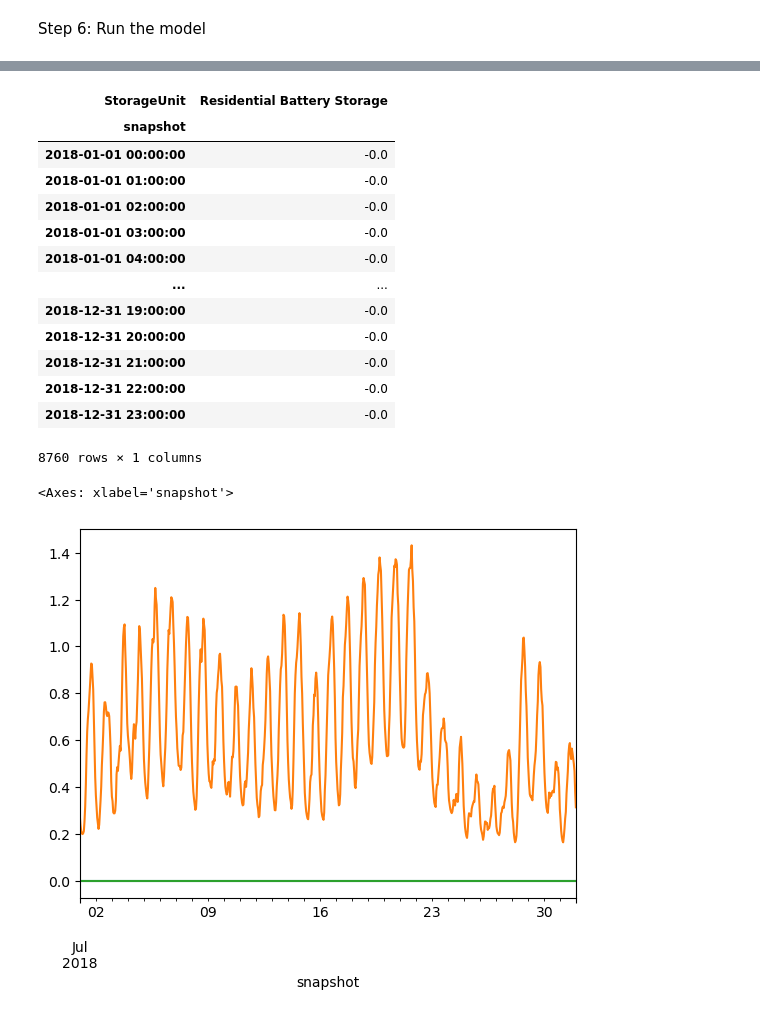
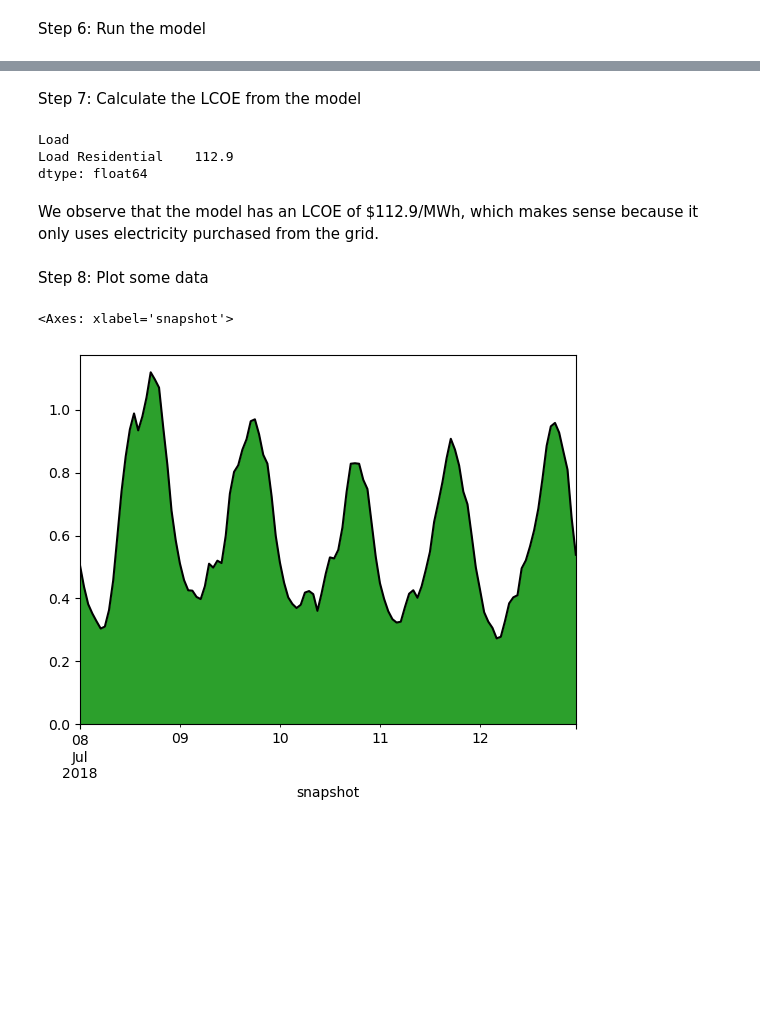
Before and after one commit to ucsusa/2024-kansas-city-analysis, a Jupyter notebook: notebooks/10-pypsa-model.ipynb, the cells around one changed output, grey strips where cells are left out. Cells and saved outputs as stored; diff of their text form; code cells hidden in the pictures; blank space fills up the shorter version.

Commit message:
updates pypsa model

```diff
--- a/notebooks/10-pypsa-model.ipynb
+++ b/notebooks/10-pypsa-model.ipynb
@@ -100,14 +103,15 @@ for generator in costs.index:
                     p_nom_extendable=True,
                     )
         elif generator=='Residential Battery Storage':
-            n.add(class_name="StorageUnit",
-                    name=generator,
-                    bus=bus_name,
-                    carrier="battery",
-                    capital_cost=annualized_cost,  # $/kW
-                    p_nom_extendable=True,
-                    max_hours=2.5,
-                    cyclic_state_of_charge=False,
-                    )
+            pass
+            # n.add(class_name="StorageUnit",
+            #         name=generator,
+            #         bus=bus_name,
+            #         carrier="battery",
+            #         capital_cost=annualized_cost,  # $/kW
+            #         p_nom_extendable=True,
+            #         max_hours=2.5,
+            #         cyclic_state_of_charge=False,
+            #         )
 # %% [output]
 ResPV
@@ -123,9 +123,22 @@ unyt_quantity(112.9, '1/MWh')
+# %%
+retail_price = 112.9  # $/MWh
+# %%
+n.add(class_name="Generator",
+      name=f"Net metering {bus_name}",
+      bus=bus_name,
+      carrier='net metering',
+      p_min_pu=-1,
+      p_max_pu=0.0,
+      marginal_cost=retail_price*0.0,
+      capital_cost=0.0,
+      p_nom_extendable=True)
 # %%
 n.add(class_name='Generator',
       name='Evergy Import',
       bus=bus_name,
       carrier='grid',
       capital_cost=0,
-      marginal_cost=112.9,
-      p_nom_max=2,
-      p_nom_extendable=True)
+      marginal_cost=retail_price,
+      p_nom_extendable=True,
+      # p_nom_max=1.3315
+      )
@@ -179,20 +188,15 @@ dtype: float64
-# %%
-n.storage_units_t.p_store
-# %% [output]
-| StorageUnit | Residential Battery Storage |
-| snapshot |  |
-| 2018-01-01 00:00:00 | -0.0 |
-| 2018-01-01 01:00:00 | -0.0 |
-| 2018-01-01 02:00:00 | -0.0 |
-| 2018-01-01 03:00:00 | -0.0 |
-| 2018-01-01 04:00:00 | -0.0 |
-| ... | ... |
-| 2018-12-31 19:00:00 | -0.0 |
-| 2018-12-31 20:00:00 | -0.0 |
-| 2018-12-31 21:00:00 | -0.0 |
-| 2018-12-31 22:00:00 | -0.0 |
-| 2018-12-31 23:00:00 | -0.0 |
-8760 rows × 1 columns
+# %% [markdown]
+Step 7: Calculate the LCOE from the model
+# %%
+n.objective / n.loads_t.p_set.sum()
+# %% [output]
+Load
+Load Residential    112.9
+dtype: float64
+# %% [markdown]
+We observe that the model has an LCOE of $112.9/MWh, which makes sense because it only uses electricity purchased from the grid.
+# %% [markdown]
+Step 8: Plot some data
 # %%
 TECH_ORDER = ['grid',
               'solar',
@@ -262,8 +220,9 @@ def plot_dispatch(n, year=2025, month=7):
 # %%
 fig, ax = plt.subplots()
-time = '2018-07'
-n.generators_t.p.loc[time].plot(ax=ax, legend=False)
-n.storage_units_t.p_store.loc[time].plot(ax=ax, legend=False)
+time = '2018-07-08'
+n.generators_t.p.loc[time:'2018-07-12'].plot.area(ax=ax, lw=0, legend=False)
+n.loads_t.p_set.loc[time:'2018-07-12'].plot(ax=ax, color='k', legend=False)
+# n.storage_units_t.p_store.loc[time].plot(ax=ax, legend=False)
 # %% [output]
 <Axes: xlabel='snapshot'>
-[figure, old version]
+[figure, new version]
```
Also changed, not shown: parts of 46 cells of this notebook.
